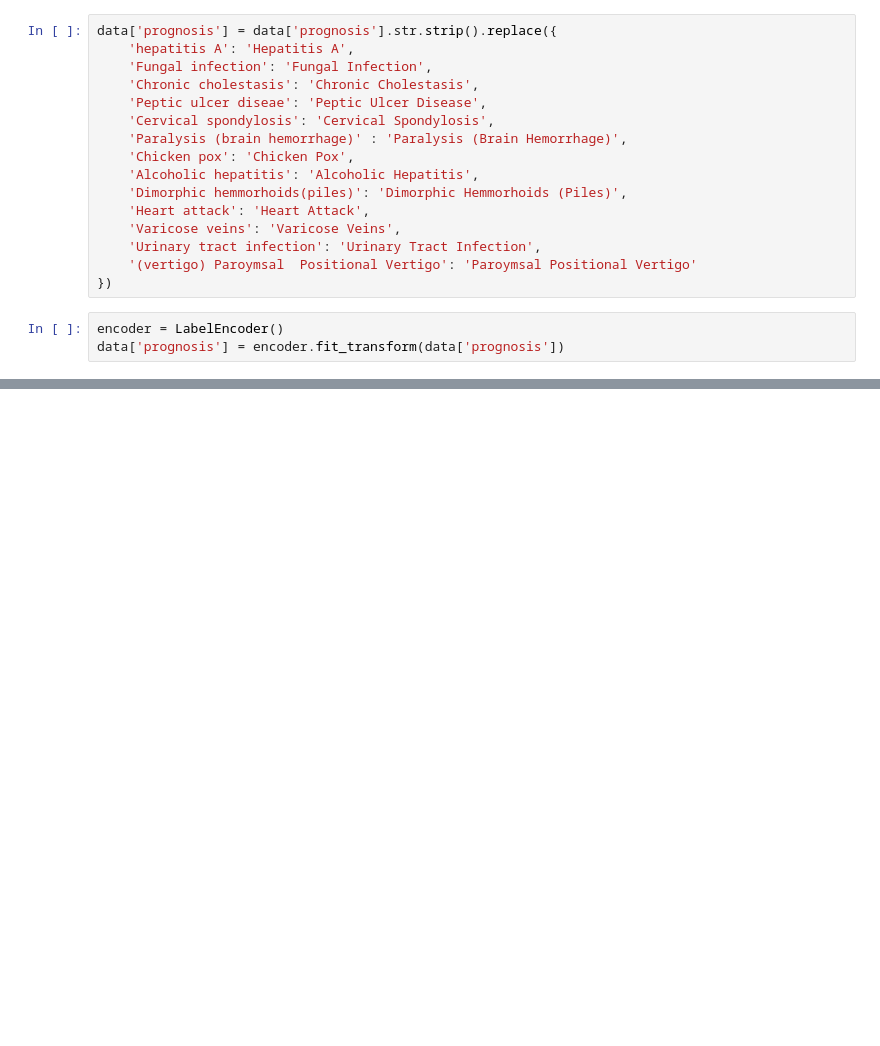
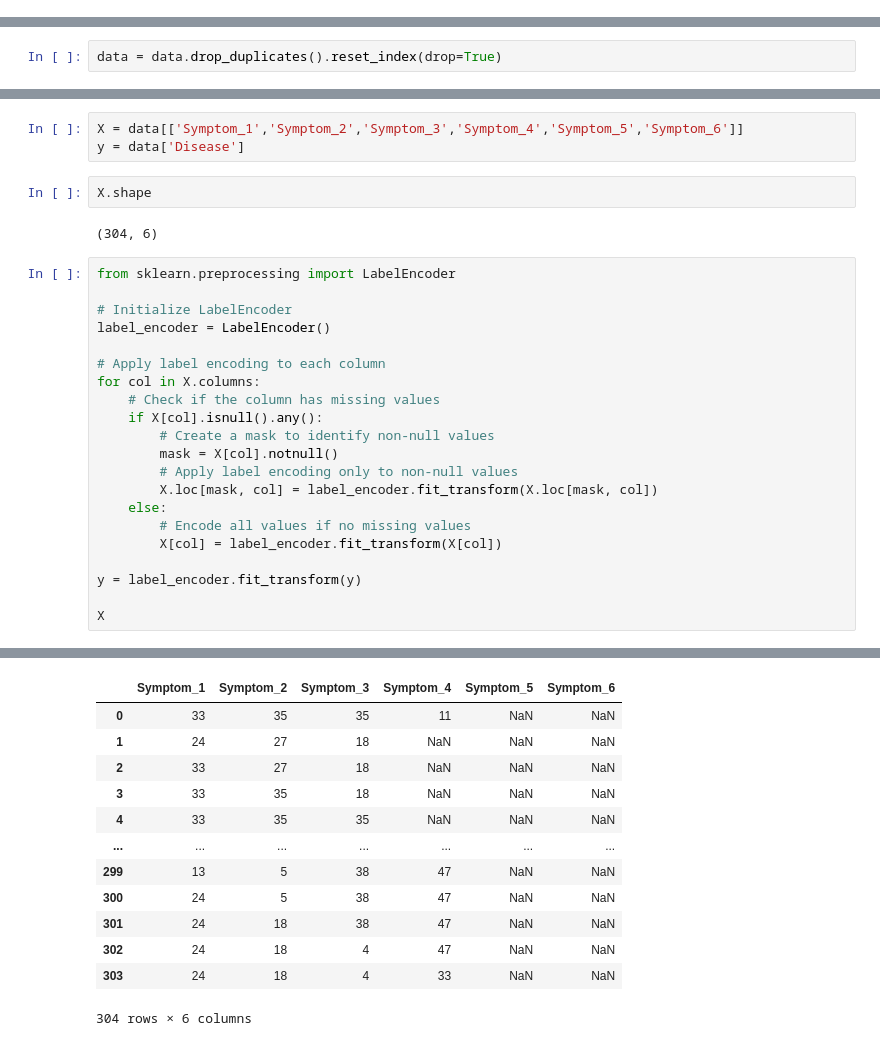
Before and after one commit to Abhinav-Pradeep2004/MediPredict, a Jupyter notebook: backend/src.ipynb, the cells around one changed output, grey strips where cells are left out. Drawn from its saved outputs; the diff is of its cells as text; blank space fills up the shorter version.

```diff
--- a/backend/src.ipynb
+++ b/backend/src.ipynb
@@ -87,19 +82,0 @@ array(['Fungal infection', 'Allergy', 'GERD', 'Chronic cholestasis',
-# %%
-data['prognosis'] = data['prognosis'].str.strip().replace({
-    'hepatitis A': 'Hepatitis A',
-    'Fungal infection': 'Fungal Infection',
-    'Chronic cholestasis': 'Chronic Cholestasis',
-    'Peptic ulcer diseae': 'Peptic Ulcer Disease',
-    'Cervical spondylosis': 'Cervical Spondylosis',
-    'Paralysis (brain hemorrhage)' : 'Paralysis (Brain Hemorrhage)',
-    'Chicken pox': 'Chicken Pox',
-    'Alcoholic hepatitis': 'Alcoholic Hepatitis',
-    'Dimorphic hemmorhoids(piles)': 'Dimorphic Hemmorhoids (Piles)',
-    'Heart attack': 'Heart Attack',
-    'Varicose veins': 'Varicose Veins',
-    'Urinary tract infection': 'Urinary Tract Infection',
-    '(vertigo) Paroymsal  Positional Vertigo': 'Paroymsal Positional Vertigo'
-})
-# %%
-encoder = LabelEncoder()
-data['prognosis'] = encoder.fit_transform(data['prognosis'])
@@ -118,0 +83,2 @@ y = data['prognosis']
+# %%
+data = data.drop_duplicates().reset_index(drop=True)
@@ -118,0 +110,29 @@ y = data['prognosis']
+# %%
+X = data[['Symptom_1','Symptom_2','Symptom_3','Symptom_4','Symptom_5','Symptom_6']]
+y = data['Disease']
+# %%
+X.shape
+# %% [output]
+(304, 6)
+# %%
+from sklearn.preprocessing import LabelEncoder
+
+# Initialize LabelEncoder
+label_encoder = LabelEncoder()
+
+# Apply label encoding to each column
+for col in X.columns:
+    # Check if the column has missing values
+    if X[col].isnull().any():
+        # Create a mask to identify non-null values
+        mask = X[col].notnull()
+        # Apply label encoding only to non-null values
+        X.loc[mask, col] = label_encoder.fit_transform(X.loc[mask, col])
+    else:
+        # Encode all values if no missing values
+        X[col] = label_encoder.fit_transform(X[col])
+
+y = label_encoder.fit_transform(y)
+
+X
+# %% [output]
@@ -118,0 +154,13 @@ y = data['prognosis']
+|  | Symptom_1 | Symptom_2 | Symptom_3 | Symptom_4 | Symptom_5 | Symptom_6 |
+| 0 | 33 | 35 | 35 | 11 | NaN | NaN |
+| 1 | 24 | 27 | 18 | NaN | NaN | NaN |
+| 2 | 33 | 27 | 18 | NaN | NaN | NaN |
+| 3 | 33 | 35 | 18 | NaN | NaN | NaN |
+| 4 | 33 | 35 | 35 | NaN | NaN | NaN |
+| ... | ... | ... | ... | ... | ... | ... |
+| 299 | 13 | 5 | 38 | 47 | NaN | NaN |
+| 300 | 24 | 5 | 38 | 47 | NaN | NaN |
+| 301 | 24 | 18 | 38 | 47 | NaN | NaN |
+| 302 | 24 | 18 | 4 | 47 | NaN | NaN |
+| 303 | 24 | 18 | 4 | 33 | NaN | NaN |
+304 rows × 6 columns
```
Also changed, not shown: parts of 33 cells of this notebook, 47 other files.
